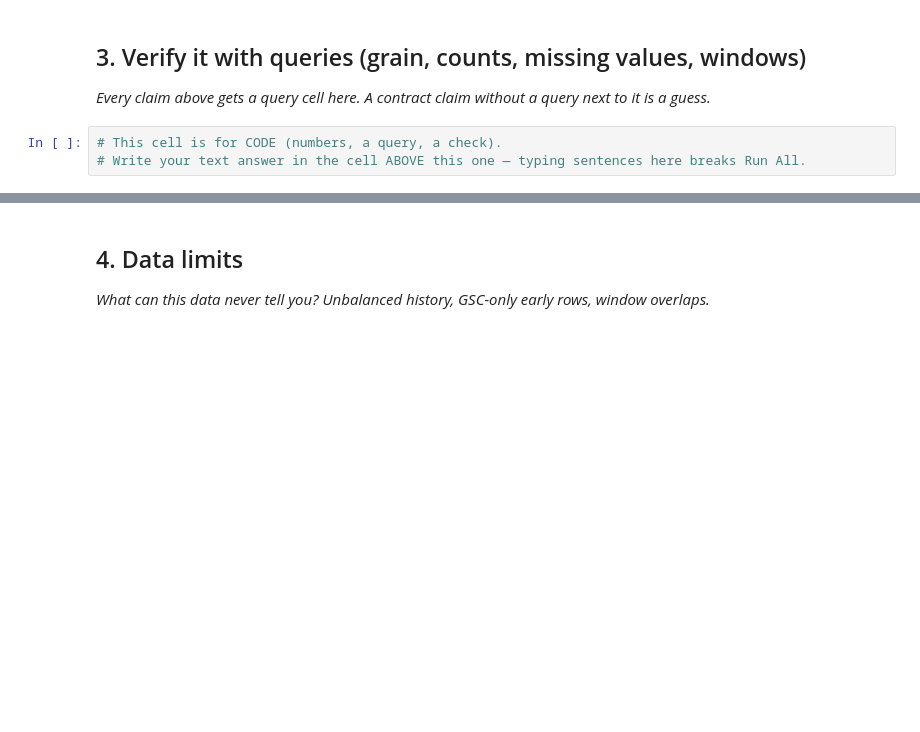
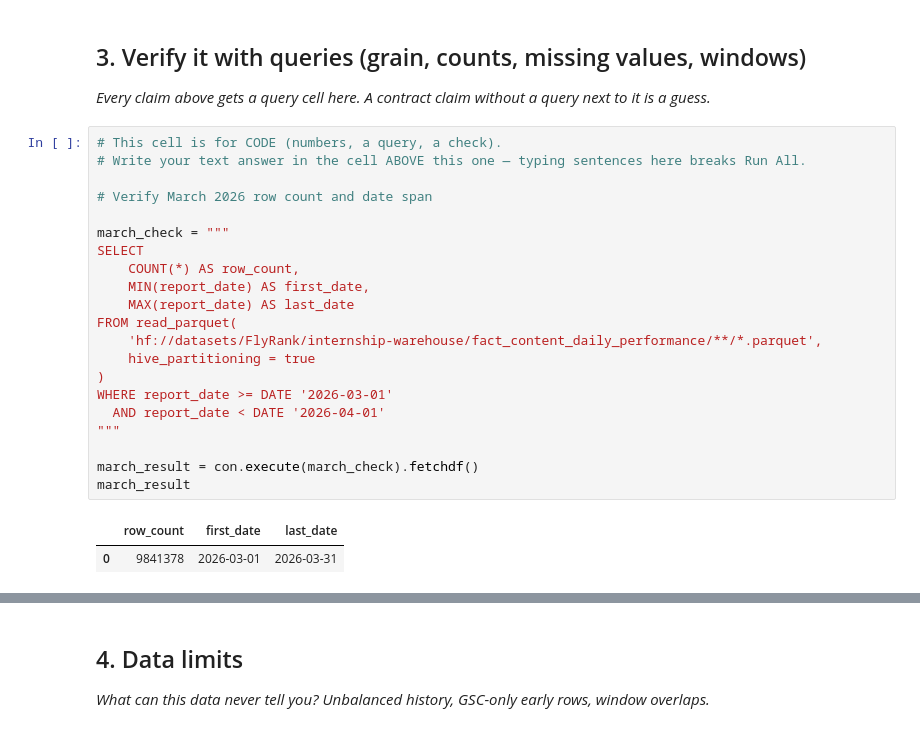
Before and after one commit to ManjusreeValluri/flyrank-ml-internship, a Jupyter notebook: work/notebooks/w03_data_contract.ipynb, the cells around one changed output, grey strips where cells are left out. Saved outputs shown, nothing was run; the diff lists cells and outputs as text; blank space fills up the shorter version.

```diff
--- a/work/notebooks/w03_data_contract.ipynb
+++ b/work/notebooks/w03_data_contract.ipynb
@@ -27,3 +81,24 @@ This skeleton is yours to fill. Work the sections **in order** — each one has
 # %%
 # This cell is for CODE (numbers, a query, a check).
 # Write your text answer in the cell ABOVE this one — typing sentences here breaks Run All.
+
+# Verify March 2026 row count and date span
+
+march_check = """
+SELECT
+    COUNT(*) AS row_count,
+    MIN(report_date) AS first_date,
+    MAX(report_date) AS last_date
+FROM read_parquet(
+    'hf://datasets/FlyRank/internship-warehouse/fact_content_daily_performance/**/*.parquet',
+    hive_partitioning = true
+)
+WHERE report_date >= DATE '2026-03-01'
+  AND report_date < DATE '2026-04-01'
+"""
+
+march_result = con.execute(march_check).fetchdf()
+march_result
+# %% [output]
+|  | row_count | first_date | last_date |
+| 0 | 9841378 | 2026-03-01 | 2026-03-31 |
```
Also changed, not shown: parts of 15 cells of this notebook.
